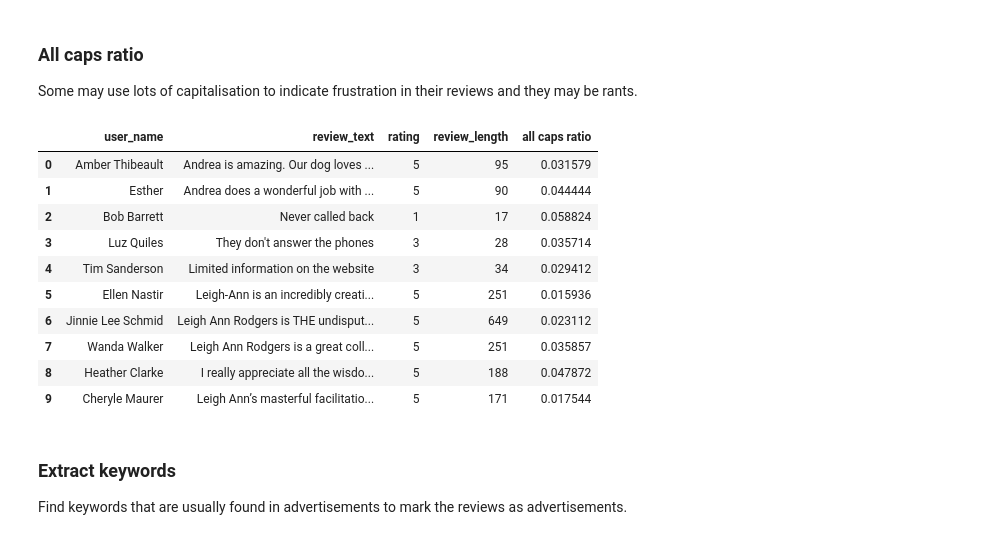
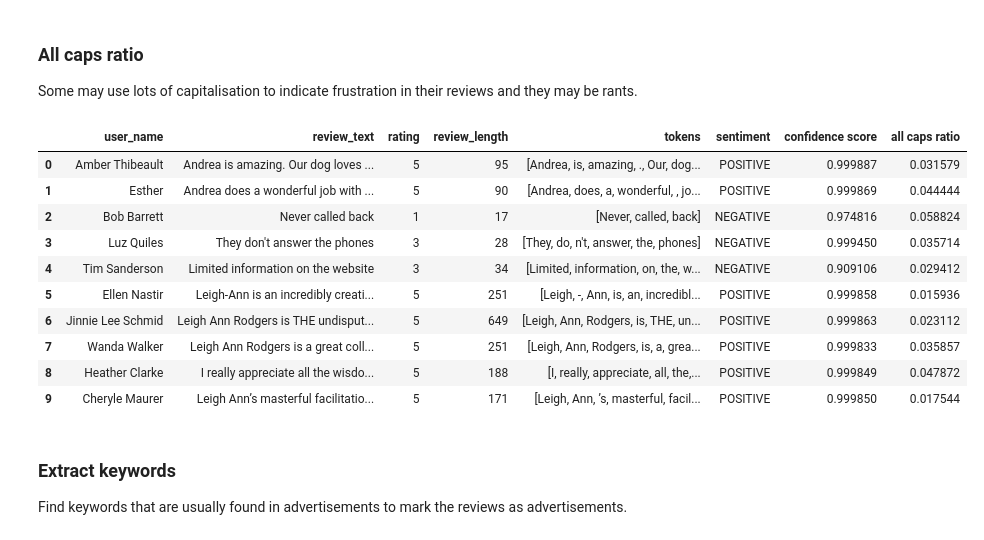
Before and after one commit to atharshlakshmi/techjam, a Jupyter notebook: feature_engineering/extract_features.ipynb, the cells around one changed output. Cells and saved outputs as stored; diff of their text form; code cells hidden in the pictures.

```diff
--- a/feature_engineering/extract_features.ipynb
+++ b/feature_engineering/extract_features.ipynb
@@ -60,7 +60,7 @@ import spacy
 nlp = spacy.load("en_core_web_sm")
 
 # made a small dataset first
-df2 = df.copy().head(50)
+df2 = df.copy().head(200)
 
 tokens_list = []
 for text in df2["review_text"]:
@@ -124,33 +124,33 @@ Some may use lots of capitalisation to indicate frustration in their reviews and
 # %%
 def all_caps_ratio(text):
     caps = 0
     for c in text:
         if c.isalpha() and c.isupper():
             caps += 1
     if len(text) == 0:
         return 0
     return (caps / len(text))
 
 ratios = []
 
-for text in df["review_text"]:
+for text in df2["review_text"]:
     ratios.append(all_caps_ratio(text))
 
-df["all caps ratio"] = ratios
+df2["all caps ratio"] = ratios
 
-df.head(10)
+df2.head(10)
 # %% [output]
-|  | user_name | review_text | rating | review_length | all caps ratio |
-| 0 | Amber Thibeault | Andrea is amazing. Our dog loves ... | 5 | 95 | 0.031579 |
-| 1 | Esther | Andrea does a wonderful job with ... | 5 | 90 | 0.044444 |
-| 2 | Bob Barrett | Never called back | 1 | 17 | 0.058824 |
-| 3 | Luz Quiles | They don't answer the phones | 3 | 28 | 0.035714 |
-| 4 | Tim Sanderson | Limited information on the website | 3 | 34 | 0.029412 |
-| 5 | Ellen Nastir | Leigh-Ann is an incredibly creati... | 5 | 251 | 0.015936 |
-| 6 | Jinnie Lee Schmid | Leigh Ann Rodgers is THE undisput... | 5 | 649 | 0.023112 |
-| 7 | Wanda Walker | Leigh Ann Rodgers is a great coll... | 5 | 251 | 0.035857 |
-| 8 | Heather Clarke | I really appreciate all the wisdo... | 5 | 188 | 0.047872 |
-| 9 | Cheryle Maurer | Leigh Ann’s masterful facilitatio... | 5 | 171 | 0.017544 |
+|  | user_name | review_text | rating | review_length | tokens | sentiment | confidence score | all caps ratio |
+| 0 | Amber Thibeault | Andrea is amazing. Our dog loves ... | 5 | 95 | [Andrea, is, amazing, ., Our, dog... | POSITIVE | 0.999887 | 0.031579 |
+| 1 | Esther | Andrea does a wonderful job with ... | 5 | 90 | [Andrea, does, a, wonderful, , jo... | POSITIVE | 0.999869 | 0.044444 |
+| 2 | Bob Barrett | Never called back | 1 | 17 | [Never, called, back] | NEGATIVE | 0.974816 | 0.058824 |
+| 3 | Luz Quiles | They don't answer the phones | 3 | 28 | [They, do, n't, answer, the, phones] | NEGATIVE | 0.999450 | 0.035714 |
+| 4 | Tim Sanderson | Limited information on the website | 3 | 34 | [Limited, information, on, the, w... | NEGATIVE | 0.909106 | 0.029412 |
+| 5 | Ellen Nastir | Leigh-Ann is an incredibly creati... | 5 | 251 | [Leigh, -, Ann, is, an, incredibl... | POSITIVE | 0.999858 | 0.015936 |
+| 6 | Jinnie Lee Schmid | Leigh Ann Rodgers is THE undisput... | 5 | 649 | [Leigh, Ann, Rodgers, is, THE, un... | POSITIVE | 0.999863 | 0.023112 |
+| 7 | Wanda Walker | Leigh Ann Rodgers is a great coll... | 5 | 251 | [Leigh, Ann, Rodgers, is, a, grea... | POSITIVE | 0.999833 | 0.035857 |
+| 8 | Heather Clarke | I really appreciate all the wisdo... | 5 | 188 | [I, really, appreciate, all, the,... | POSITIVE | 0.999849 | 0.047872 |
+| 9 | Cheryle Maurer | Leigh Ann’s masterful facilitatio... | 5 | 171 | [Leigh, Ann, ’s, masterful, facil... | POSITIVE | 0.999850 | 0.017544 |
 # %% [markdown]
 ### Extract keywords
 Find keywords that are usually found in advertisements to mark the reviews as advertisements.
```
Also changed, not shown: parts of 5 cells of this notebook, 1 other file.
